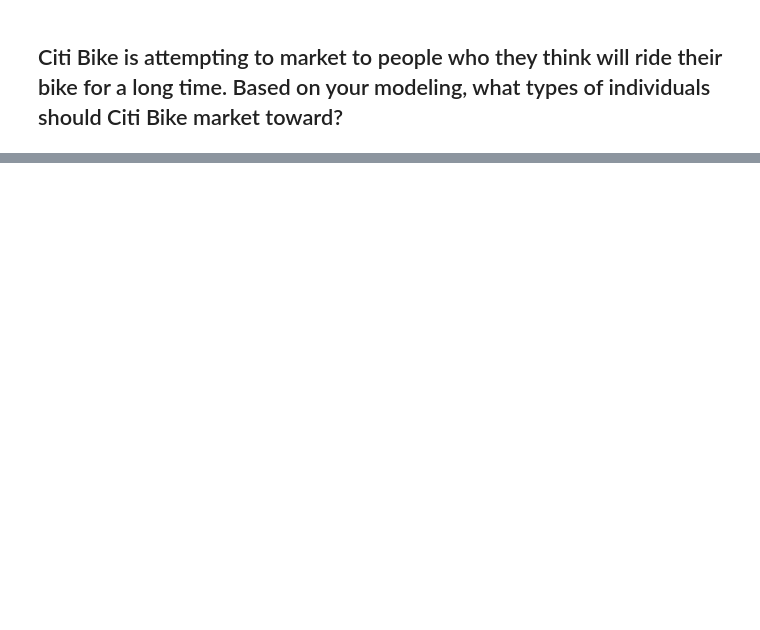
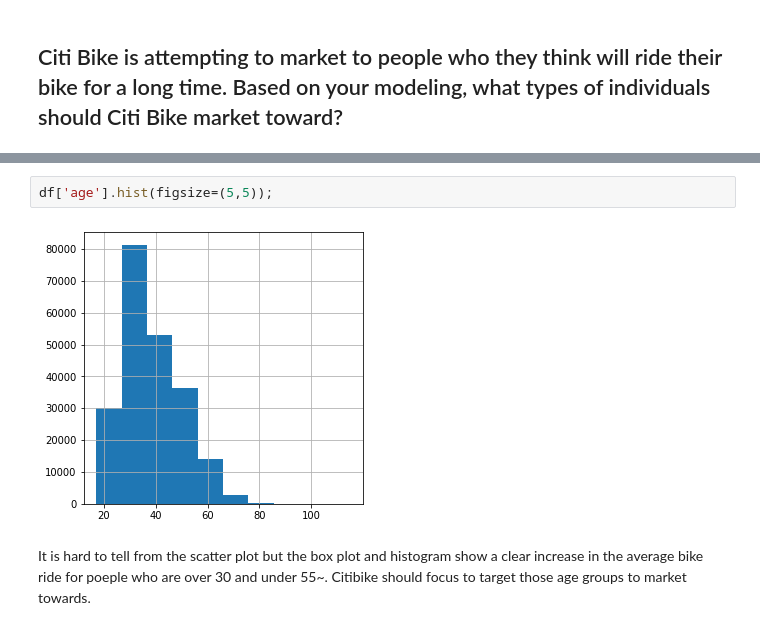
Before and after one commit to joeiid/validation-lab, a Jupyter notebook: starter-code.ipynb, the cells around one changed output, grey strips where cells are left out. Saved outputs shown, nothing was run; the diff lists cells and outputs as text; blank space fills up the shorter version.

```diff
--- a/starter-code.ipynb
+++ b/starter-code.ipynb
@@ -65,0 +328,7 @@ Using the `statsmodels` summary, test whether or not `age` has a significant eff
+# %%
+df['age'].hist(figsize=(5,5));
+# %% [output]
+[figure, added]
+# %% [markdown]
+It is hard to tell from the scatter plot but the box plot and histogram show a clear increase in the average bike
+ride for poeple who are over 30 and under 55~. Citibike should focus to target those age groups to market towards.
```
Also changed, not shown: parts of 45 cells of this notebook.
